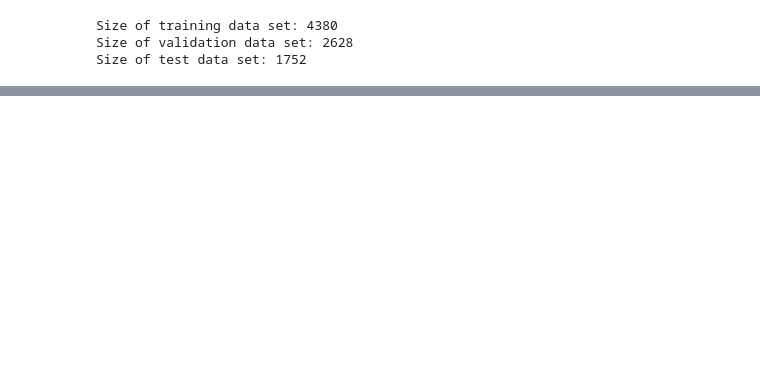
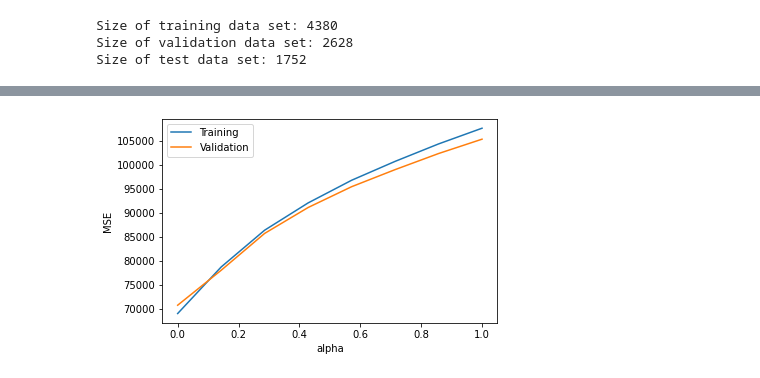
Before and after one commit to agruenb/AA-2022-TEAM-11, a Jupyter notebook: Pred_clean.ipynb, the cells around one changed output, grey strips where cells are left out. Saved outputs shown, nothing was run; the diff lists cells and outputs as text; code cells hidden in the pictures; blank space fills up the shorter version.

```diff
--- a/Pred_clean.ipynb
+++ b/Pred_clean.ipynb
@@ -353,0 +370,39 @@ ValueError: matmul: Input operand 1 has a mismatch in its core dimension 0, with
+# %%
+def ridge_reg_noeval(X_t, y_t, regu_param, d):
+    model_L2 = Ridge(alpha = regu_param, normalize = True, solver = 'lsqr')
+    model_L2.fit(get_poly_features(X_t, d), y_t)
+
+    return model_L2
+# %%
+# ridge regression (L2) prediction
+
+# tune hyperparameter a
+performance_train_set = list()
+performance_valid_set = list()
+
+degree = 18 # increasing this will drastically increase runtime
+
+min_alpha = 1e-6
+max_alpha = 1
+steps_alpha = 8 # increasing this will increase runtime
+eval_function = mean_squared_error
+
+for a in np.linspace(min_alpha, max_alpha, steps_alpha):
+    model = ridge_reg_noeval(X_train, y_train, a, degree)
+
+    y_model = model.predict(get_poly_features(X_train, degree))
+    performance_train_set.append(eval_function(y_train, y_model))
+
+    y_model = model.predict(get_poly_features(X_validation, degree))
+    performance_valid_set.append(eval_function(y_validation, y_model))
+
+rcParams['figure.figsize'] = 6, 3.75
+plt.plot(np.linspace(min_alpha, max_alpha, steps_alpha), performance_train_set)
+plt.plot(np.linspace(min_alpha, max_alpha, steps_alpha), performance_valid_set)
+
+plt.legend(["Training", "Validation"])
+plt.xlabel("alpha")
+plt.ylabel("MSE")
+plt.show()
+# %% [output]
+[figure, added]
```
Also changed, not shown: parts of 18 cells of this notebook.
